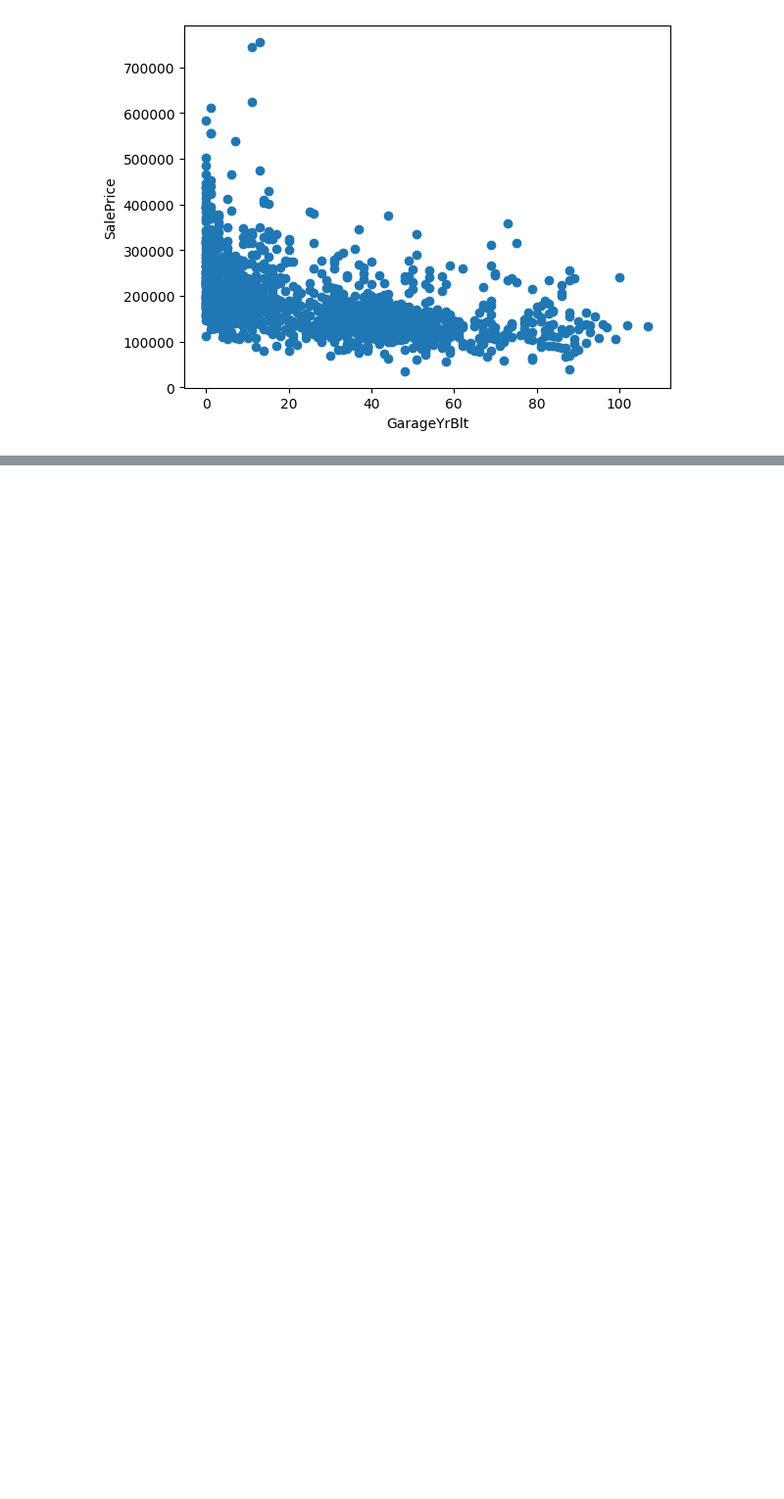
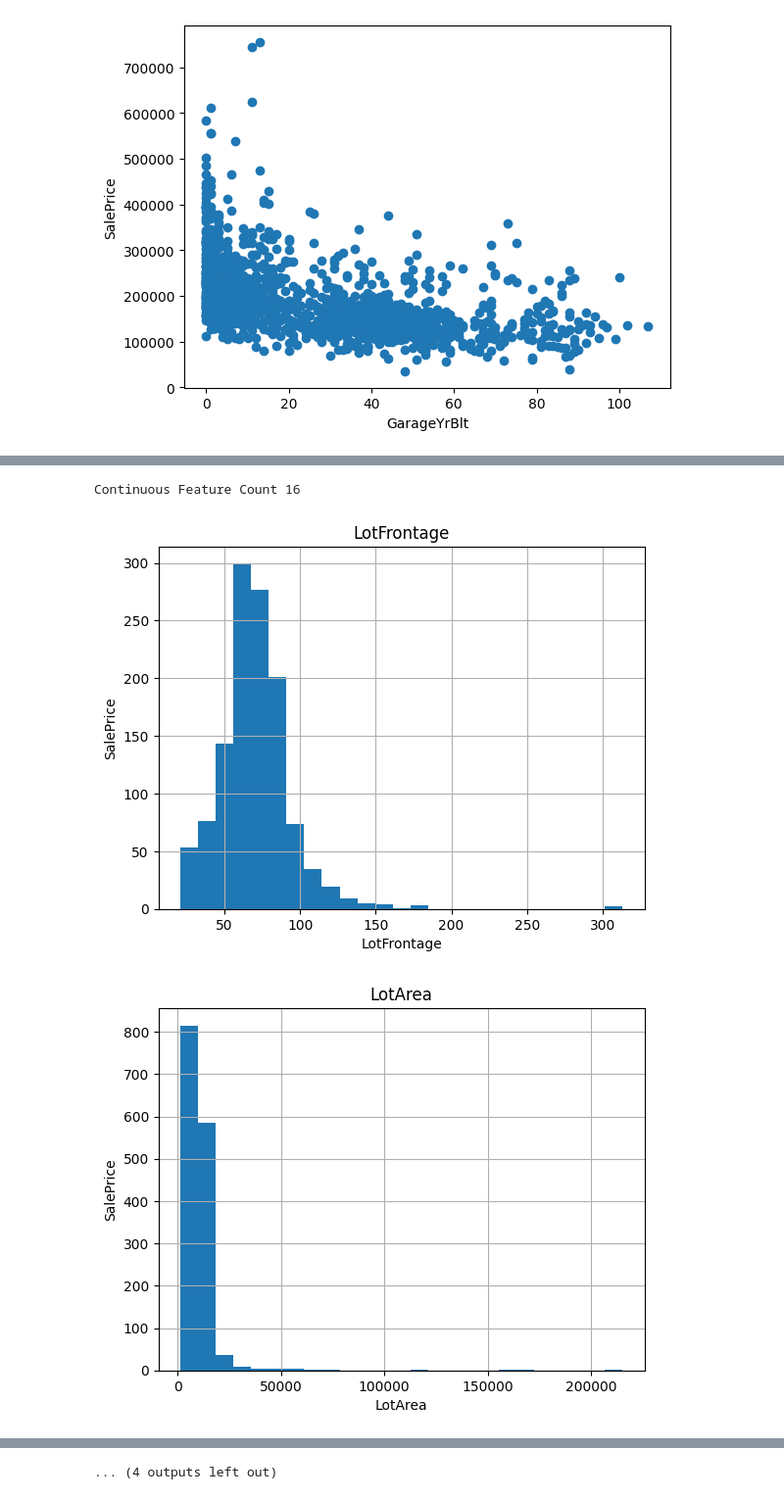
Before and after one commit to AbdullahAsghar321/house-price-prediction, a Jupyter notebook: Untitled.ipynb, the cells around one changed output, grey strips where cells are left out. Shown at 98% size. Drawn from its saved outputs; the diff is of its cells as text; code cells hidden in the pictures; blank space fills up the shorter version.

```diff
--- a/Untitled.ipynb
+++ b/Untitled.ipynb
@@ -147,0 +250,16 @@ for feature in year_feature:
+# %%
+continuous_feature = [feature for feature in numerical_columns if len(df[feature].unique()) > 25 and feature not in discrete_feature+year_features+['Id']]
+print('Continuous Feature Count {}'.format(len(continuous_feature)))
+# %% [output]
+Continuous Feature Count 16
+# %%
+for feature in continuous_feature:
+    data = df.copy()
+    data[feature].hist(bins= 25)
+    plt.xlabel(feature)
+    plt.ylabel('SalePrice')
+    plt.title(feature)
+    plt.show()
+# %% [output]
+[figure, added]
+[figure, added]
@@ -147,0 +276 @@ for feature in year_feature:
+... (4 outputs left out)
```
Also changed, not shown: parts of 10 cells of this notebook.
